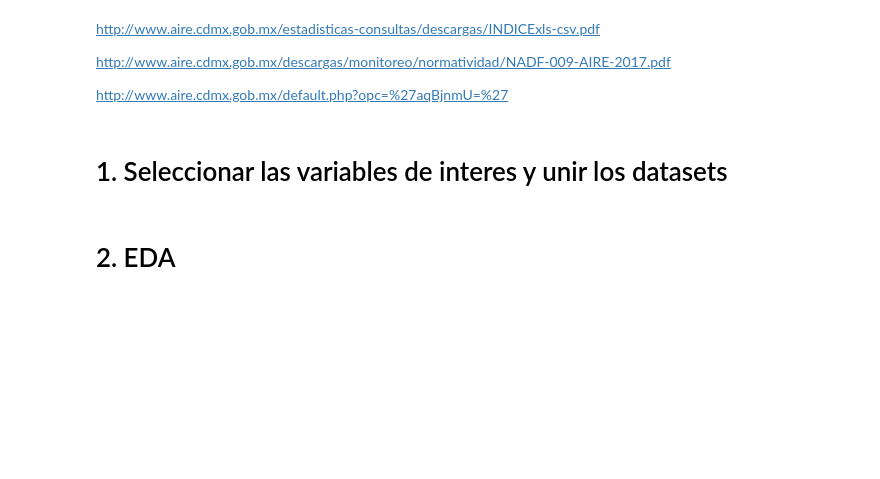
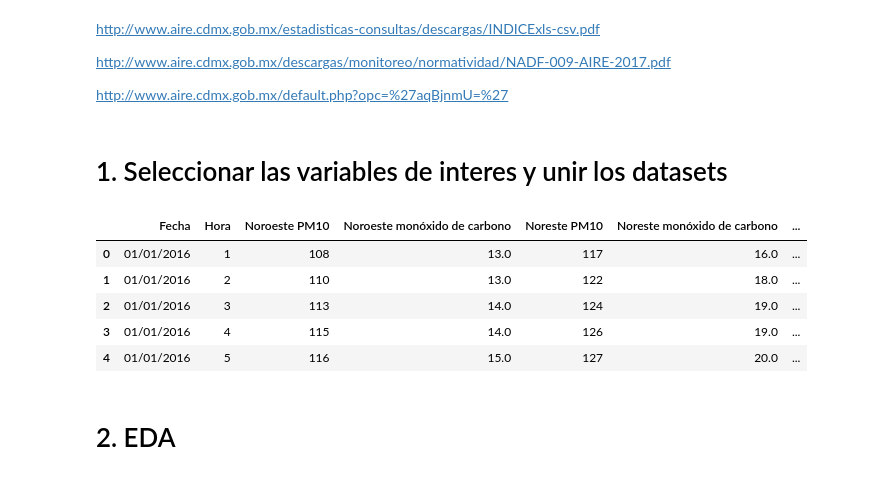
Before and after one commit to Fernando-chanbyte/Diplomado-IA, a Jupyter notebook: Modulo_3/Proyecto_2/Proyecto_2.ipynb, the cells around one changed output. Saved outputs shown, nothing was run; the diff lists cells and outputs as text; code cells hidden in the pictures; blank space fills up the shorter version.

Commit message:
se realizo la ultima correccion y actualizacion del modulo 3

```diff
--- a/Modulo_3/Proyecto_2/Proyecto_2.ipynb
+++ b/Modulo_3/Proyecto_2/Proyecto_2.ipynb
@@ -25,7 +25,7 @@ import matplotlib.pyplot as plt
 
 # Define la ruta de la carpeta donde están los archivos CSV
 # La ruta es una cadena de texto cruda (raw string) que permite incluir barras invertidas sin que se interpreten como caracteres de escape
-carpeta = r'D:\Diplomado-IA\Modulo_3\Proyectos\Proyecto 1\Original_dataset'
+carpeta = r'Original_dataset'
 
 # Lista para almacenar los DataFrames individuales
 # Aquí se va a ir guardando cada DataFrame que se genere a partir de los archivos CSV
@@ -41,33 +41,40 @@ for archivo in os.listdir(carpeta):
         df = pd.read_csv(os.path.join(carpeta, archivo))
 
         # Seleccionar las columnas relevantes
         # Se define una lista con las columnas que queremos mantener del DataFrame original
         columnas_relevantes = ['Fecha', 'Hora']
         # Añadimos las columnas específicas de cada zona que queremos conservar
         for zona in ['Noroeste', 'Noreste', 'Centro', 'Suroeste', 'Sureste']:
             columnas_relevantes.append(f'{zona} PM10')
             columnas_relevantes.append(f'{zona} monóxido de carbono')
 
         # Filtrar el DataFrame para conservar solo las columnas relevantes
         # Creamos un nuevo DataFrame que solo contiene las columnas especificadas en la lista 'columnas_relevantes'
         df_relevante = df[columnas_relevantes]
 
         # Añadir el DataFrame filtrado a la lista
         # Se agrega el DataFrame filtrado a la lista 'dataframes'
         dataframes.append(df_relevante)
 
 # Combinar todos los DataFrames en uno solo
 # Utilizamos pandas para concatenar todos los DataFrames de la lista 'dataframes' en un único DataFrame
 data_combinada = pd.concat(dataframes, ignore_index=True)
 # Concatenar por columnas result = pd.concat([df1, df2], axis=1)
 
 # Guardar el DataFrame combinado en un nuevo archivo CSV
 # Guardamos el DataFrame combinado en un archivo CSV llamado 'data_combinada.csv'
 data_combinada.to_csv('data_combinada.csv', index=False)
 
 # Mostrar las primeras filas del DataFrame combinado
 # Mostramos las primeras filas del DataFrame combinado para verificar que se ha creado correctamente
 data_combinada.head()
+# %% [output]
+|  | Fecha | Hora | Noroeste PM10 | Noroeste monóxido de carbono | Noreste PM10 | Noreste monóxido de carbono | ... |
+| 0 | 01/01/2016 | 1 | 108 | 13.0 | 117 | 16.0 | ... |
+| 1 | 01/01/2016 | 2 | 110 | 13.0 | 122 | 18.0 | ... |
+| 2 | 01/01/2016 | 3 | 113 | 14.0 | 124 | 19.0 | ... |
+| 3 | 01/01/2016 | 4 | 115 | 14.0 | 126 | 19.0 | ... |
+| 4 | 01/01/2016 | 5 | 116 | 15.0 | 127 | 20.0 | ... |
 # %% [markdown]
 # 2. EDA
 # %%
```
Also changed, not shown: parts of 21 cells of this notebook, 4 other files.
